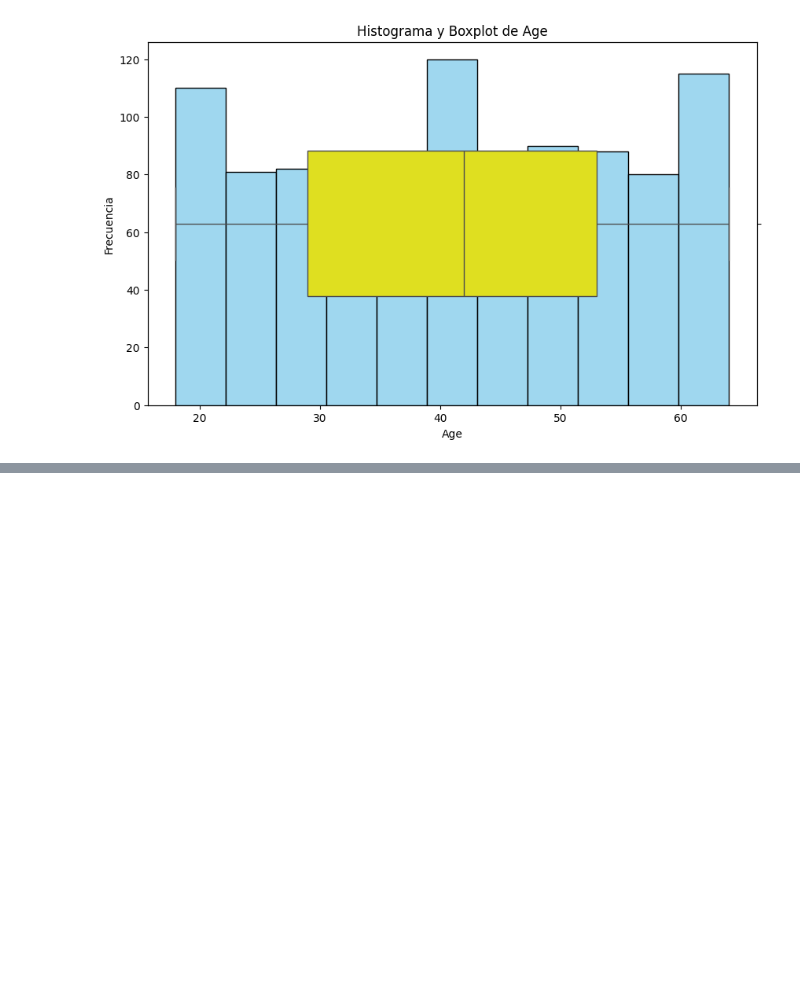
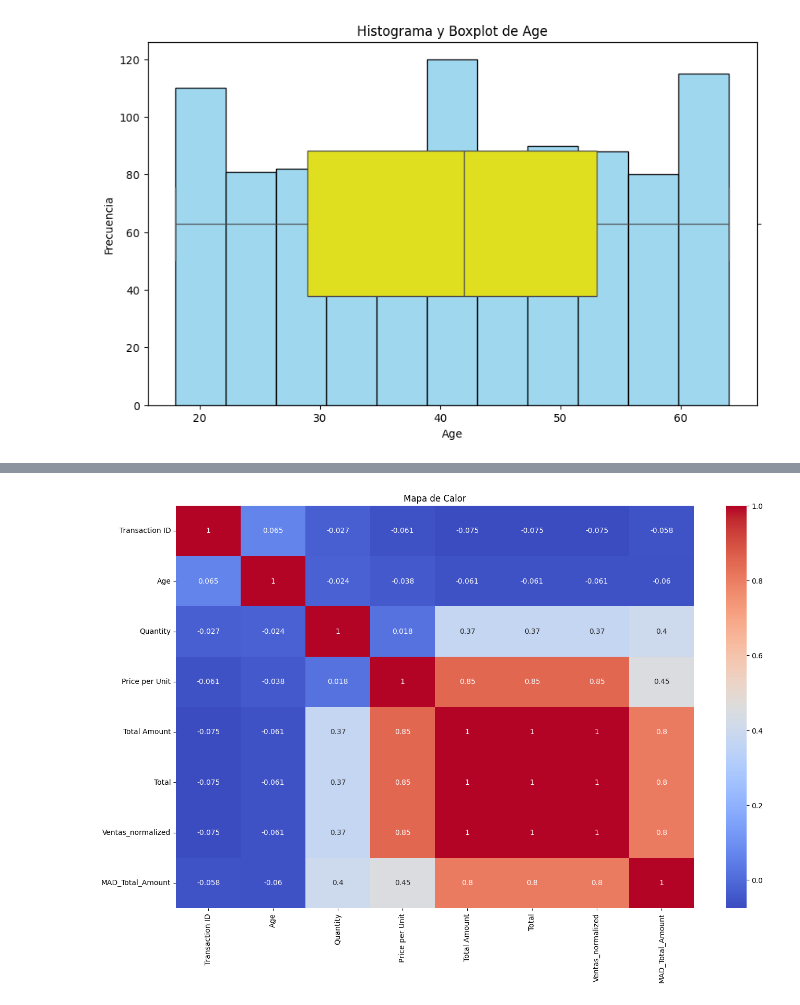
Before and after one commit to MathiasOrtiz/retail-sales-analysis, a Jupyter notebook: retail-sales-analysis.ipynb, the cells around one changed output, grey strips where cells are left out. Cells and saved outputs as stored; diff of their text form; code cells hidden in the pictures; blank space fills up the shorter version.

```diff
--- a/retail-sales-analysis.ipynb
+++ b/retail-sales-analysis.ipynb
@@ -724,0 +725,4 @@ plt.show()
+# %%
+#Cambiamos el estilo de date a tiempo
+data['Date'] = pd.to_datetime(data['Date'])
+data['Date'].info()
@@ -798,0 +860,19 @@ plt.show()
+# %%
+#Hagamos un análisis de correlación para visualizar las relaciones
+#entre las variables
+#tener en cuenta que solo debe incluir datos numéricos, o sino habrá un error
+data_numeric = data.select_dtypes(include = 'number') #con esto digo que tome solo valores numéricos
+correlation_matrix = data_numeric.corr(method = 'pearson')
+spearman_corr = data_numeric.corr(method = 'spearman')
+kendall_corr = data_numeric.corr(method = 'kendall')
+# %%
+#Ahora hacemos los gráficos
+import seaborn as sns
+import matplotlib.pyplot as plt
+
+plt.figure(figsize = (16, 10))
+sns.heatmap(correlation_matrix, annot = True, cmap = 'coolwarm')
+plt.title('Mapa de Calor')
+plt.show()
+# %% [output]
+[figure, added]
```
Also changed, not shown: parts of 11 cells of this notebook.
